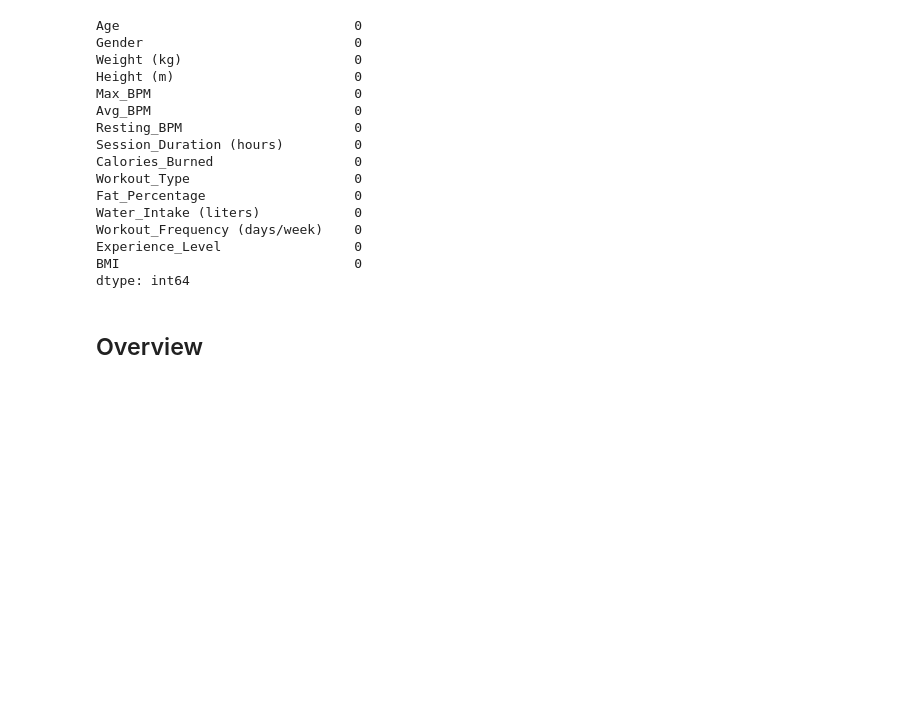
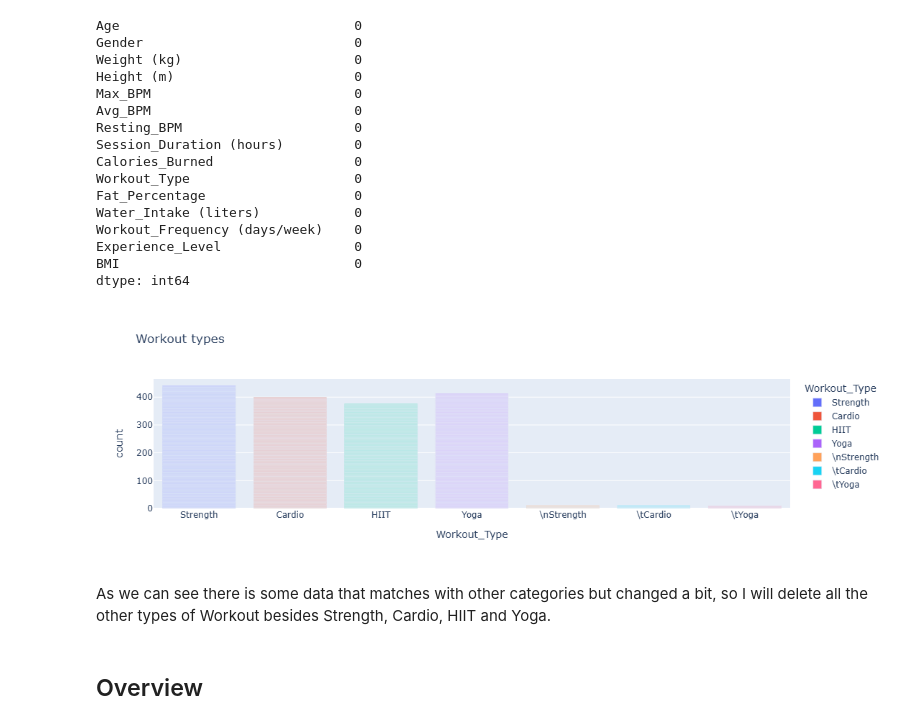
Before and after one commit to ChekhVladimir/Sandbox, a Jupyter notebook: Analyzing_gym_tracker_synthetic_dataset.ipynb, the cells around one changed output. Saved outputs shown, nothing was run; the diff lists cells and outputs as text; code cells hidden in the pictures; blank space fills up the shorter version.

```diff
--- a/Analyzing_gym_tracker_synthetic_dataset.ipynb
+++ b/Analyzing_gym_tracker_synthetic_dataset.ipynb
@@ -163,6 +163,13 @@ Workout_Frequency (days/week)    0
 Experience_Level                 0
 BMI                              0
 dtype: int64
+# %%
+fig = px.bar(df, x = 'Workout_Type', color = 'Workout_Type', title = 'Workout types')
+fig.show()
+# %% [output]
+[figure, added]
+# %% [markdown]
+As we can see there is some data that matches with other categories but changed a bit, so I will delete all the other types of Workout besides Strength, Cardio, HIIT and Yoga.
 # %%
 valid_workout_types = ["Strength", "Cardio", "HIIT", "Yoga"]
 df.loc[~df['Workout_Type'].isin(valid_workout_types), 'Workout_Type'] = None
```
Also changed, not shown: parts of 14 cells of this notebook.
